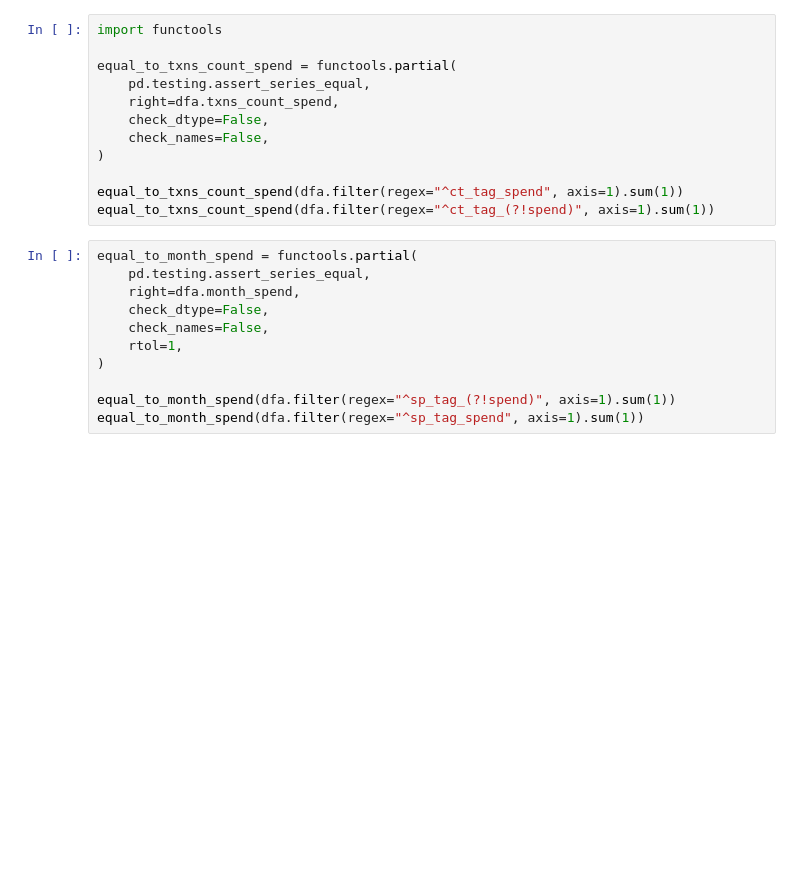
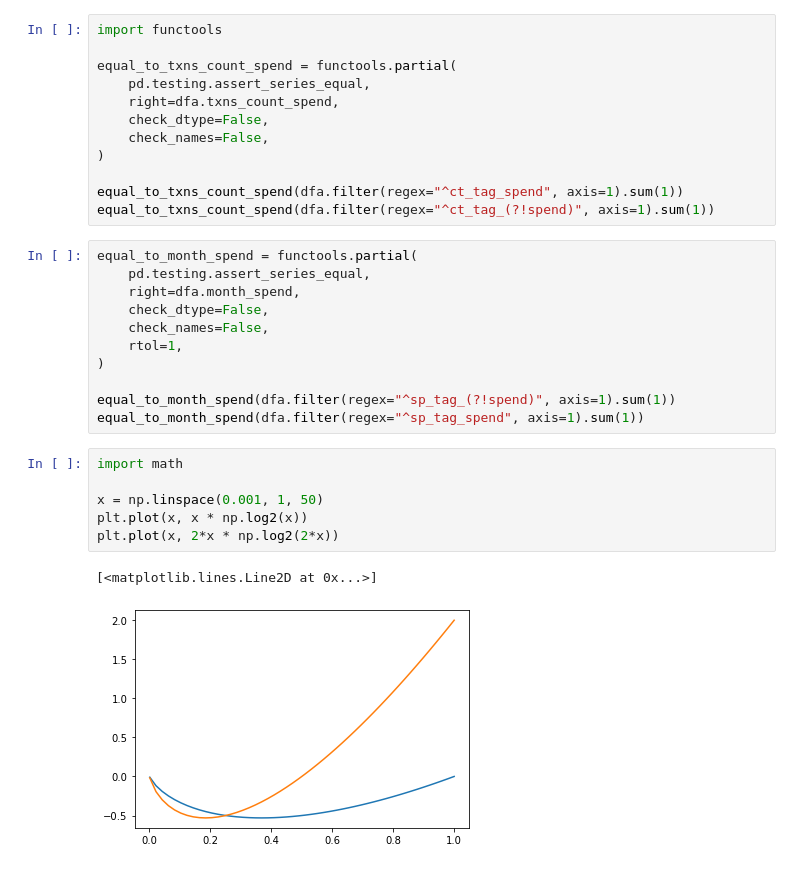
Before and after one commit to fabiangunzinger/entropy, a Jupyter notebook: notebooks/scratchpad.ipynb, the cells around one changed output. Cells and saved outputs as stored; diff of their text form; blank space fills up the shorter version.

```diff
--- a/notebooks/scratchpad.ipynb
+++ b/notebooks/scratchpad.ipynb
@@ -99,3 +98,12 @@ equal_to_month_spend = functools.partial(
 
 equal_to_month_spend(dfa.filter(regex="^sp_tag_(?!spend)", axis=1).sum(1))
 equal_to_month_spend(dfa.filter(regex="^sp_tag_spend", axis=1).sum(1))
+# %%
+import math
+
+x = np.linspace(0.001, 1, 50)
+plt.plot(x, x * np.log2(x))
+plt.plot(x, 2*x * np.log2(2*x))
+# %% [output]
+[<matplotlib.lines.Line2D at 0x...>]
+[figure, added]
```
Also changed, not shown: parts of 1 cell of this notebook, 14 other files.
